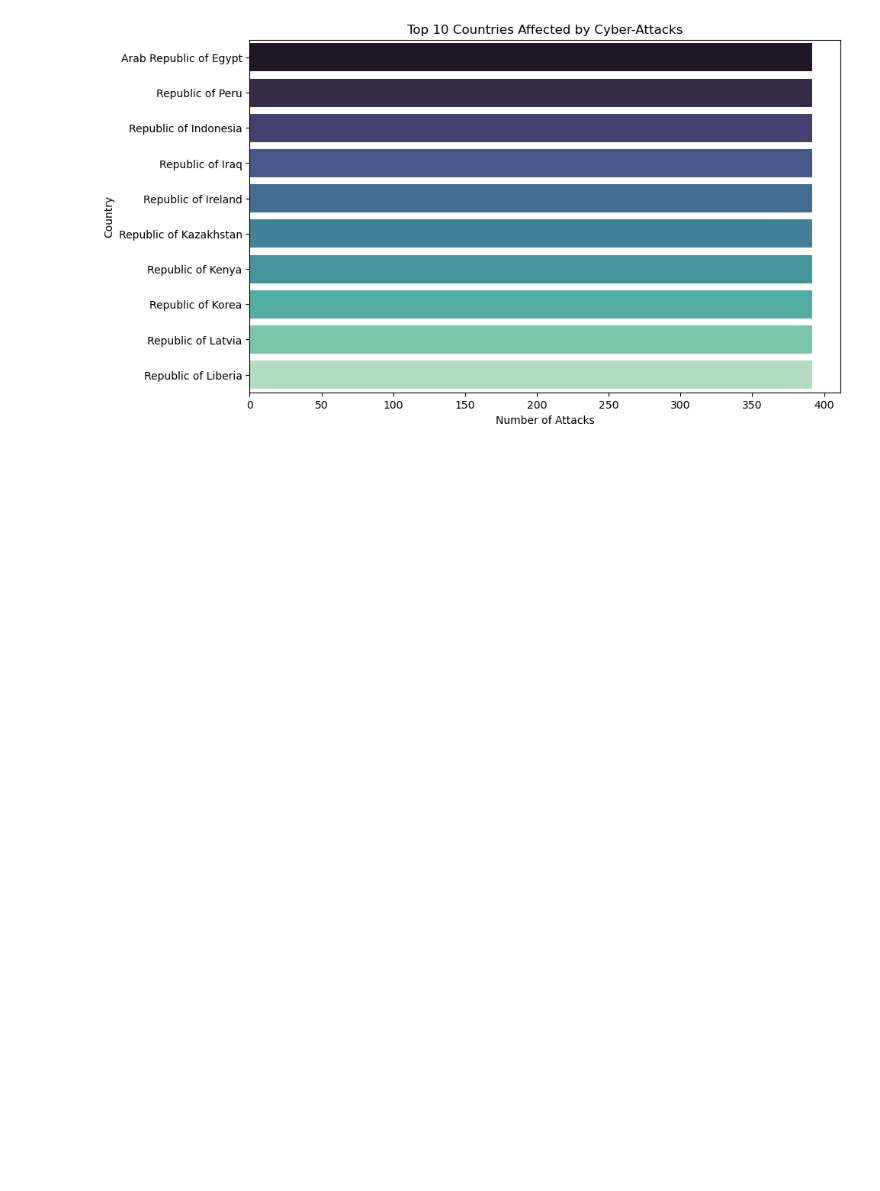
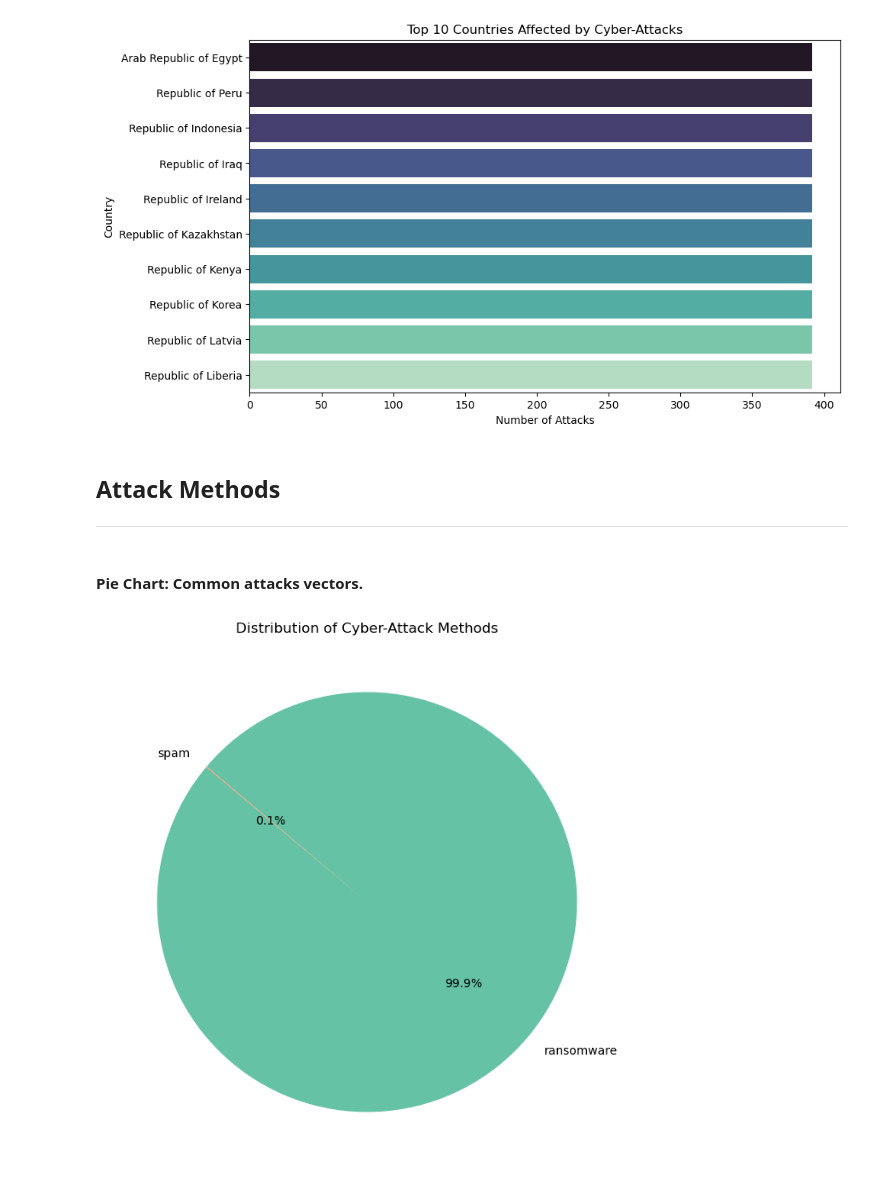
Before and after one commit to hugcamrom/PFDA-project, a Jupyter notebook: notebooks/cybercrime-visual-analysis.ipynb, the cells around one changed output. Saved outputs shown, nothing was run; the diff lists cells and outputs as text; code cells hidden in the pictures; blank space fills up the shorter version.

Commit message:
ransomware spam pie

```diff
--- a/notebooks/cybercrime-visual-analysis.ipynb
+++ b/notebooks/cybercrime-visual-analysis.ipynb
@@ -186,3 +196,20 @@ else:
     print("The 'country' column is missing in the dataset.")
 # %% [output]
 [figure]
+# %% [markdown]
+## Attack Methods
+***
+# %% [markdown]
+#### Pie Chart: Common attacks vectors.
+# %%
+# Attack methods: Count attack vectors
+attack_methods = ['ransomware', 'spam']  # Example columns
+method_counts = df[attack_methods].sum()
+
+# Pie chart
+plt.figure(figsize=(8, 8))
+plt.pie(method_counts, labels=method_counts.index, autopct='%1.1f%%', startangle=140, colors=plt.cm.Set2.colors)
+plt.title("Distribution of Cyber-Attack Methods")
+plt.show()
+# %% [output]
+[figure, added]
```
Also changed, not shown: parts of 10 cells of this notebook.
